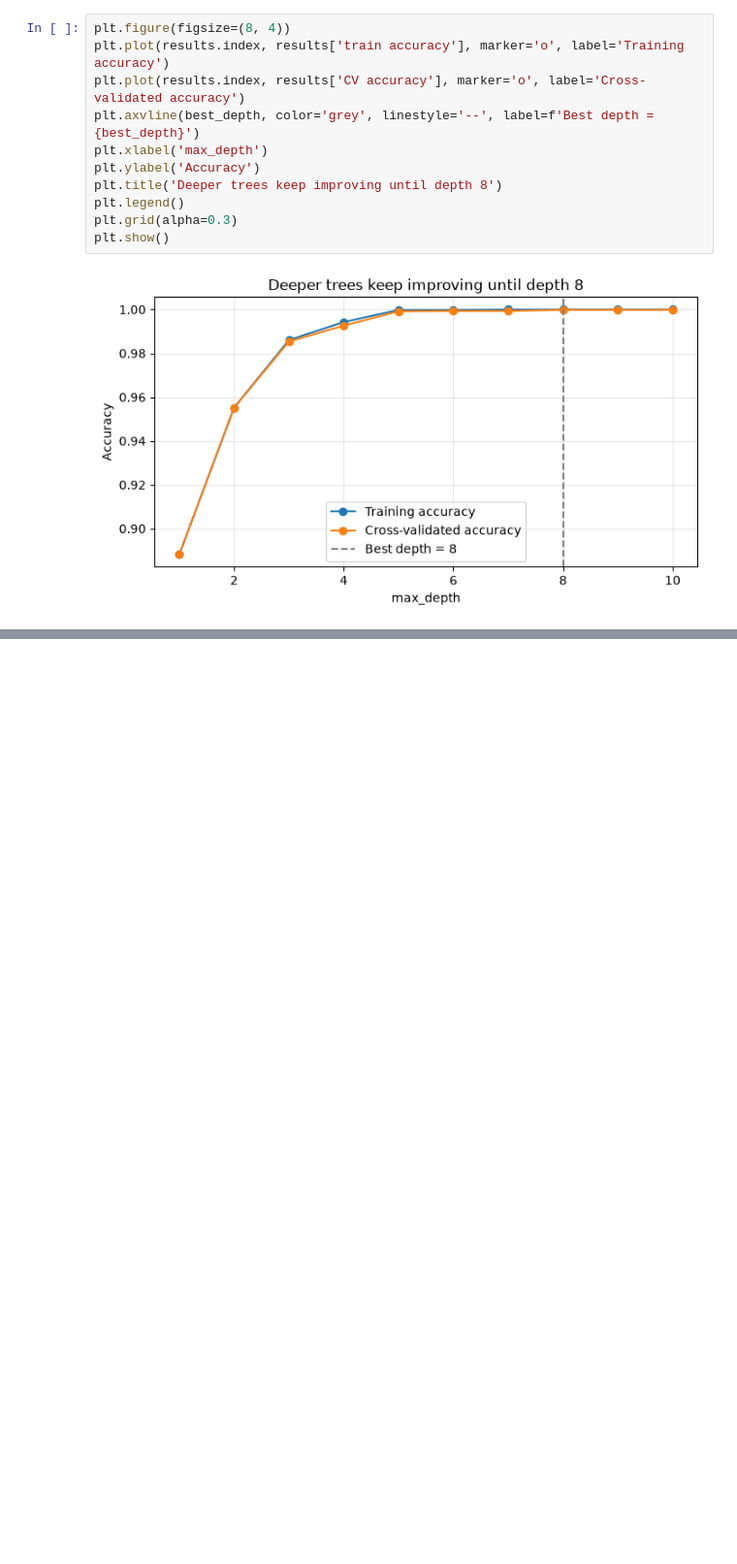
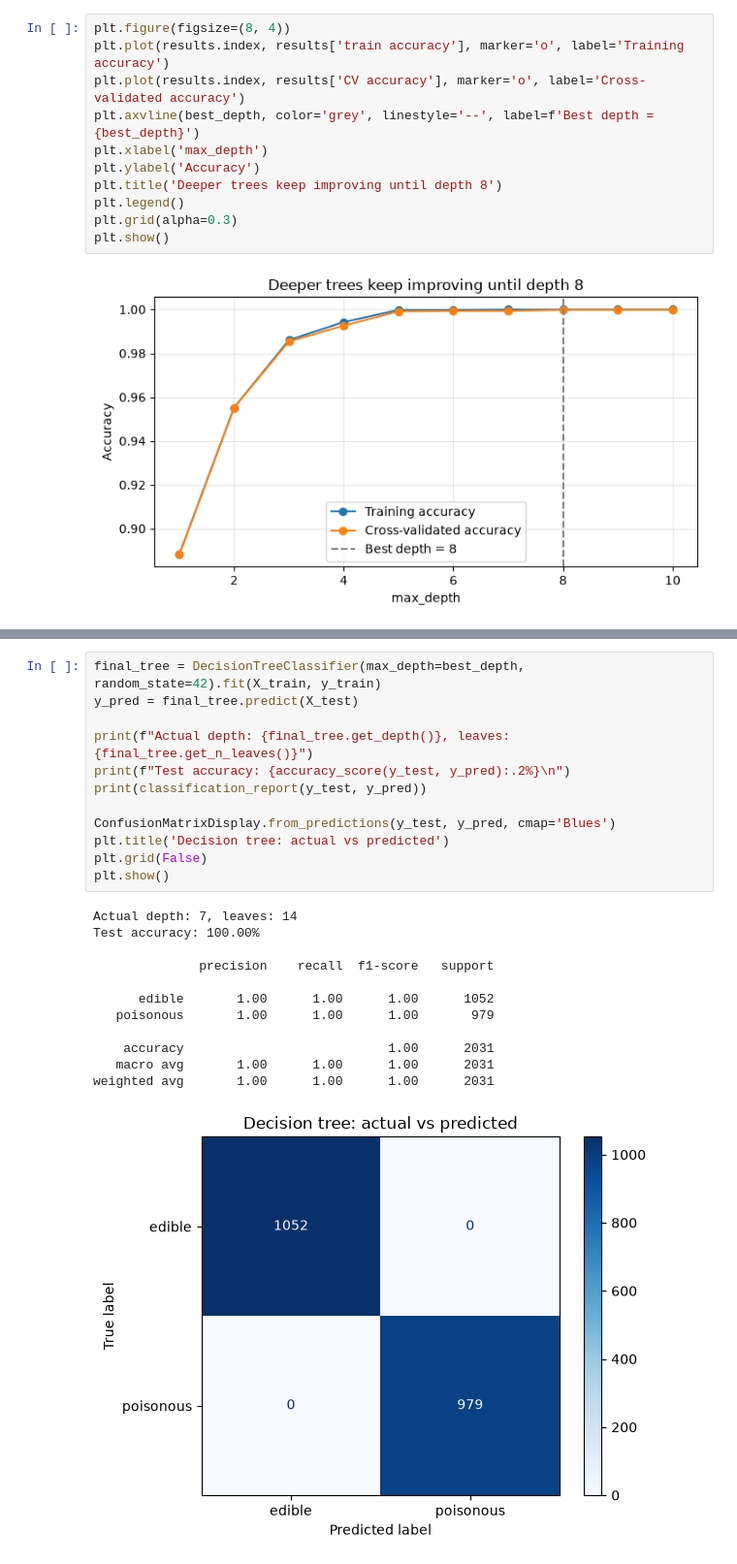
Before and after one commit to IvanKennethBibat/machine-learning-notebooks, a Jupyter notebook: notebooks/decision-trees.ipynb, the cells around one changed output, grey strips where cells are left out. Shown at 97% size. Saved outputs shown, nothing was run; the diff lists cells and outputs as text; blank space fills up the shorter version.

Commit message:
feat: complete decision-trees ipynb

```diff
--- a/notebooks/decision-trees.ipynb
+++ b/notebooks/decision-trees.ipynb
@@ -188,0 +193,25 @@ plt.show()
+# %%
+final_tree = DecisionTreeClassifier(max_depth=best_depth, random_state=42).fit(X_train, y_train)
+y_pred = final_tree.predict(X_test)
+
+print(f"Actual depth: {final_tree.get_depth()}, leaves: {final_tree.get_n_leaves()}")
+print(f"Test accuracy: {accuracy_score(y_test, y_pred):.2%}\n")
+print(classification_report(y_test, y_pred))
+
+ConfusionMatrixDisplay.from_predictions(y_test, y_pred, cmap='Blues')
+plt.title('Decision tree: actual vs predicted')
+plt.grid(False)
+plt.show()
+# %% [output]
+Actual depth: 7, leaves: 14
+Test accuracy: 100.00%
+
+              precision    recall  f1-score   support
+
+      edible       1.00      1.00      1.00      1052
+   poisonous       1.00      1.00      1.00       979
+
+    accuracy                           1.00      2031
+   macro avg       1.00      1.00      1.00      2031
+weighted avg       1.00      1.00      1.00      2031
+[figure, added]
```
Also changed, not shown: parts of 6 cells of this notebook.
